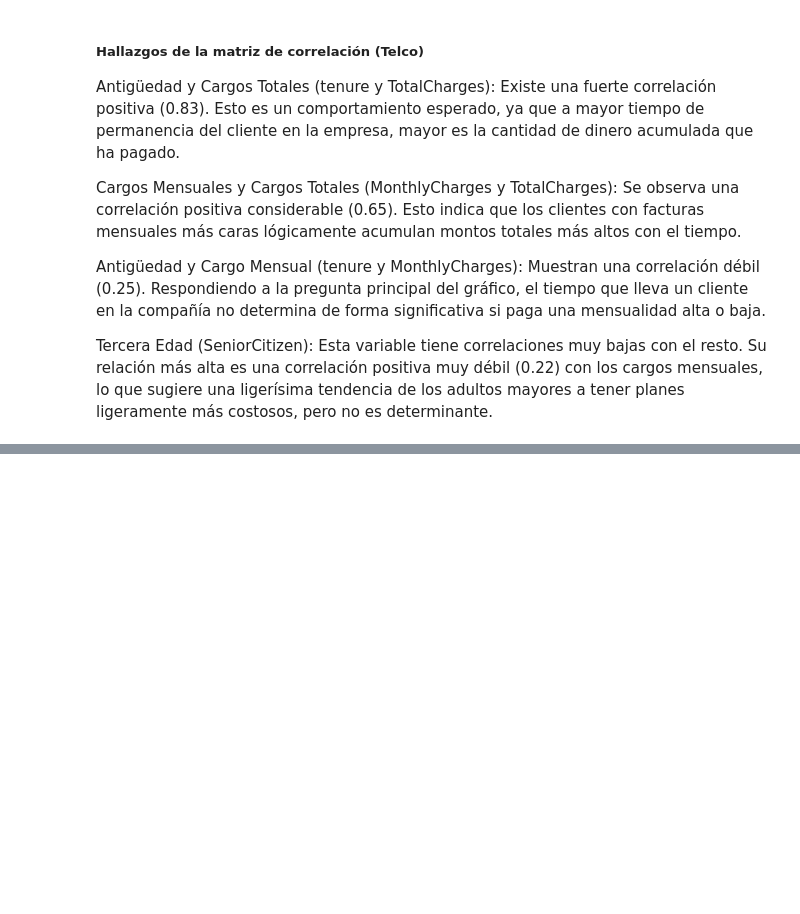
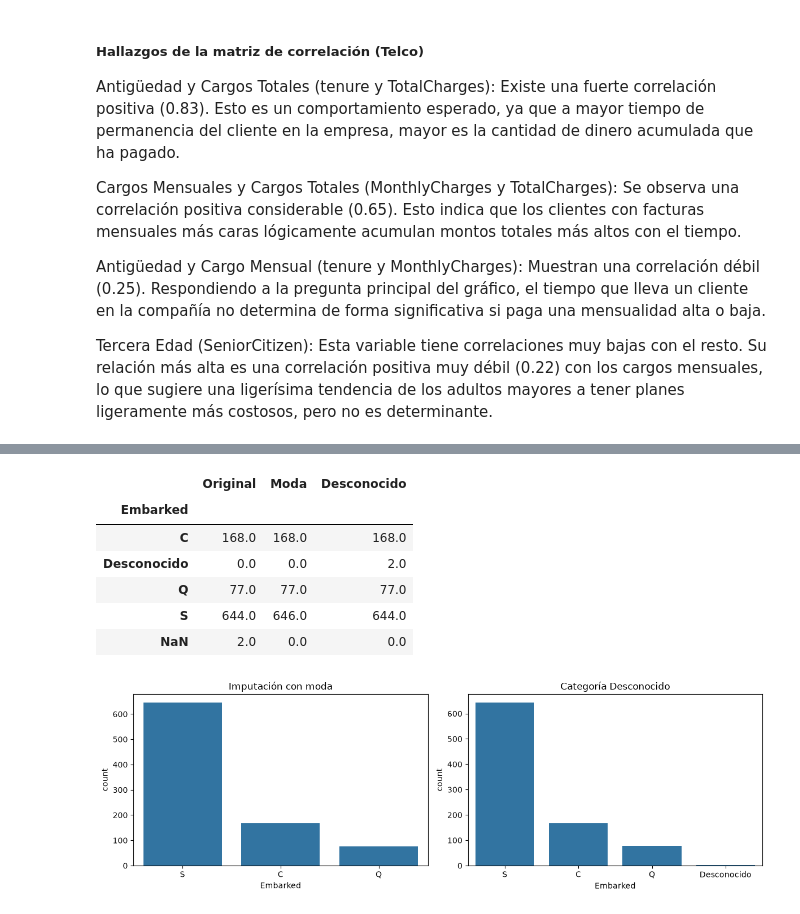
Before and after one commit to IanRey692/IA, a Jupyter notebook: P2/notebooks/EDA_Limpieza.ipynb, the cells around one changed output, grey strips where cells are left out. Cells and saved outputs as stored; diff of their text form; code cells hidden in the pictures; blank space fills up the shorter version.

```diff
--- a/P2/notebooks/EDA_Limpieza.ipynb
+++ b/P2/notebooks/EDA_Limpieza.ipynb
@@ -490,0 +651,28 @@ Tercera Edad (SeniorCitizen): Esta variable tiene correlaciones muy bajas con el
+# %%
+comparacion_embarked = pd.DataFrame({
+    'Original': df_titanic['Embarked'].value_counts(dropna=False),
+    'Moda': titanic_A['Embarked'].value_counts(dropna=False),
+    'Desconocido': titanic_B['Embarked'].value_counts(dropna=False)
+}).fillna(0)
+
+display(comparacion_embarked)
+#Graficas
+fig, axes = plt.subplots(1, 2, figsize=(12, 4))
+
+sns.countplot(data=titanic_A, x='Embarked', ax=axes[0])
+axes[0].set_title('Imputación con moda')
+
+sns.countplot(data=titanic_B, x='Embarked', ax=axes[1])
+axes[1].set_title('Categoría Desconocido')
+
+plt.tight_layout()
+plt.show()
+# %% [output]
+|  | Original | Moda | Desconocido |
+| Embarked |  |  |  |
+| C | 168.0 | 168.0 | 168.0 |
+| Desconocido | 0.0 | 0.0 | 2.0 |
+| Q | 77.0 | 77.0 | 77.0 |
+| S | 644.0 | 646.0 | 644.0 |
+| NaN | 2.0 | 0.0 | 0.0 |
+[figure, added]
```
Also changed, not shown: parts of 47 cells of this notebook.
